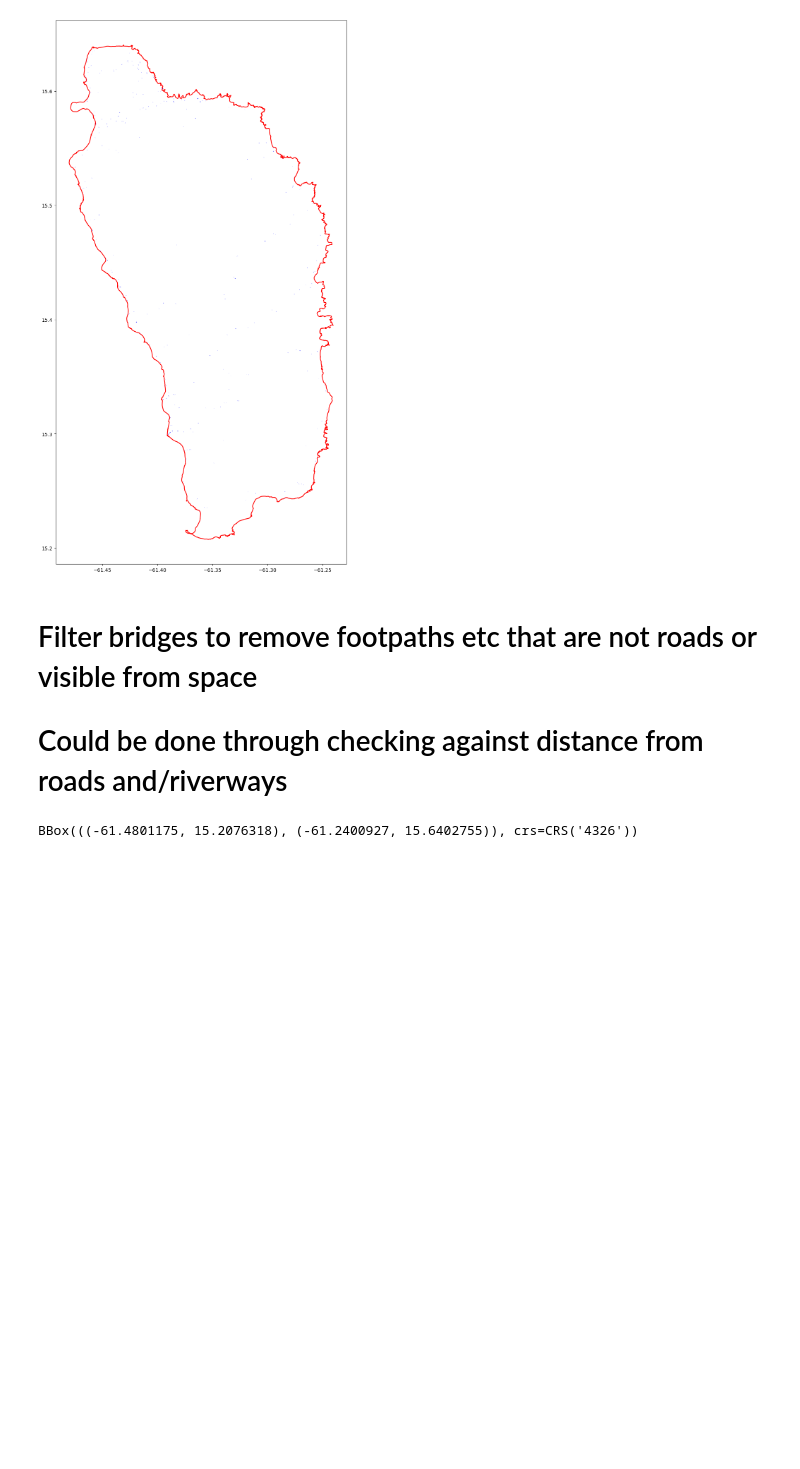
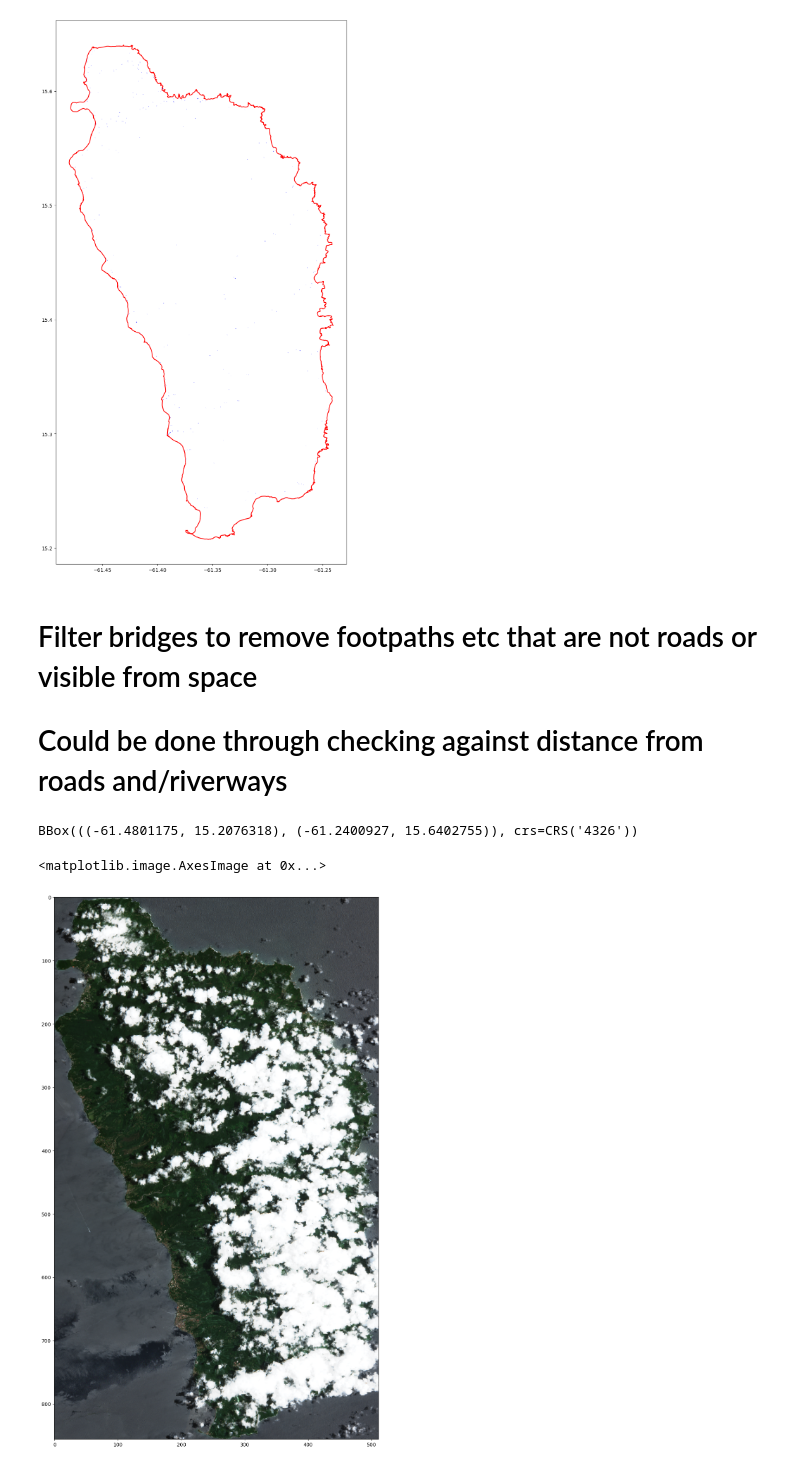
Before and after one commit to CyberComplex/Space-tica, a Jupyter notebook: Bridges.ipynb, the cells around one changed output. Cells and saved outputs as stored; diff of their text form; code cells hidden in the pictures; blank space fills up the shorter version.

Commit message:
Added data folder and code for download of sentinel data

```diff
--- a/Bridges.ipynb
+++ b/Bridges.ipynb
@@ -62,14 +62,14 @@ bridges.to_file("./Data/dominica_all_bridges.geojson", driver="GeoJSON")
 #Overlay bridges to Satellite imagery
 #get the sentinel-2 imagery from  sentinelhub . Other options will work as well.
 from sentinelhub import SHConfig
-from sentinelhub import SentinelHubRequest, DataCollection, MimeType, bbox_to_dimensions, BBox, CRS
+from sentinelhub import SentinelHubRequest, DataCollection, MimeType, bbox_to_dimensions, BBox, CRS, WmsRequest, WcsRequest
 
 #sign up for an account here: https://www.sentinel-hub.com/develop/dashboard/
 # Load SentinelHub configuration
 config = SHConfig()
-config.instance_id = ''
-config.sh_client_id = ''
-config.sh_client_secret = ''
+#config.instance_id = ''
+#config.sh_client_id = ''
+#config.sh_client_secret = ''
 # %%
 # Coordinates for Dominica
 bounds = area_of_interest.total_bounds  # returns [minx, miny, maxx, maxy]
@@ -102,0 +103,25 @@ request = SentinelHubRequest(
+# %%
+#True Colour WMS Request - Config
+wms_true_color_request = WmsRequest(
+    data_collection=DataCollection.SENTINEL2_L1C,
+    data_folder= "./Data/Sentinel_Imagery_10m_RGB/",
+    layer="1_TRUE_COLOR",
+    bbox=dominica_bbox,
+    time=("2017-08-01","2017-09-10"),
+    width=512,
+    height=856,
+    maxcc=0.2,
+    image_format=MimeType.TIFF,
+    config=config,
+)
+# %%
+#True Colour WMS - Get Data
+wms_true_color_img = wms_true_color_request.get_data(save_data=True)
+# %%
+#Visualise it
+image = wms_true_color_img[0]
+fig, ax = plt.subplots(1, 1, figsize=(20,20))
+ax.imshow(image)
+# %% [output]
+<matplotlib.image.AxesImage at 0x...>
+[figure, added]
```
Also changed, not shown: parts of 5 cells of this notebook, 13 other files.
